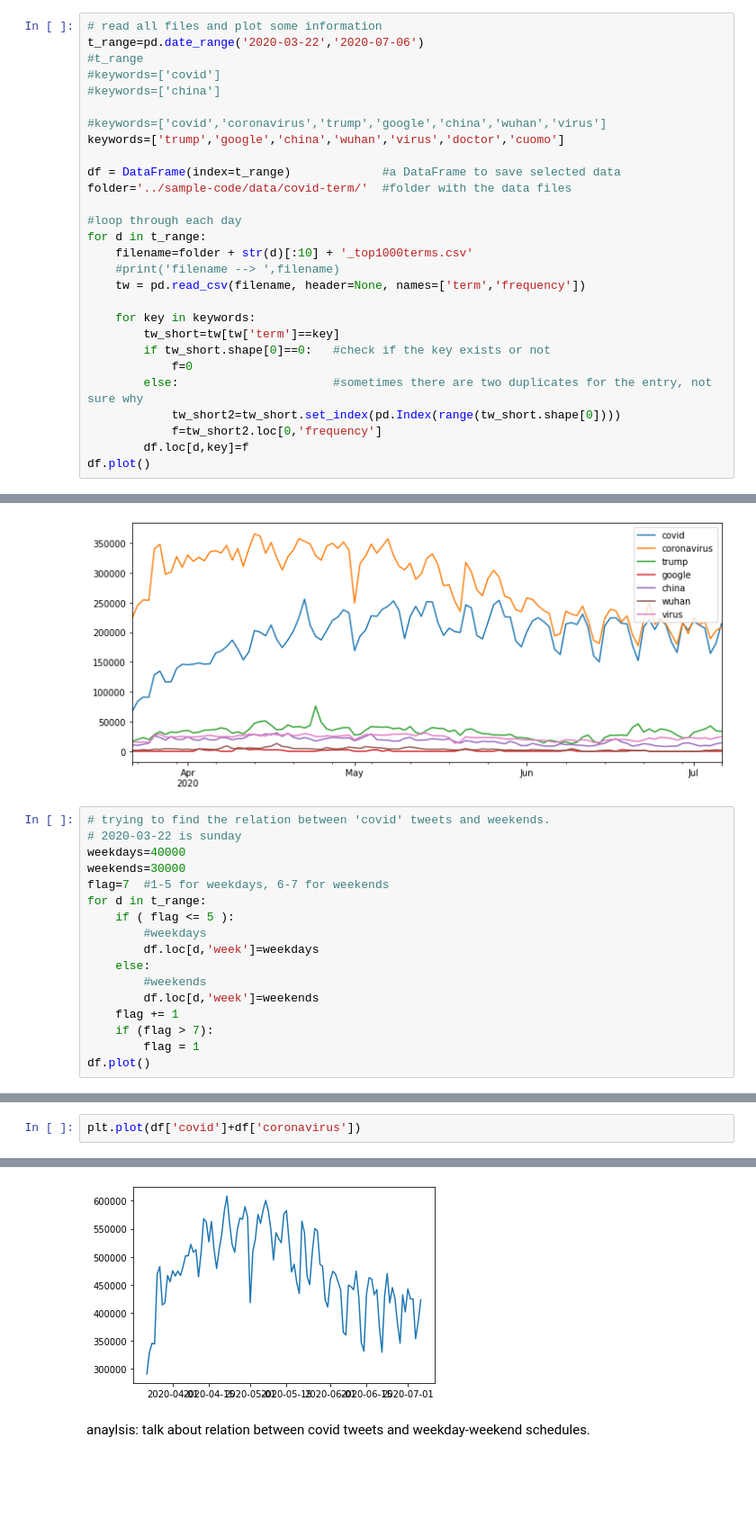
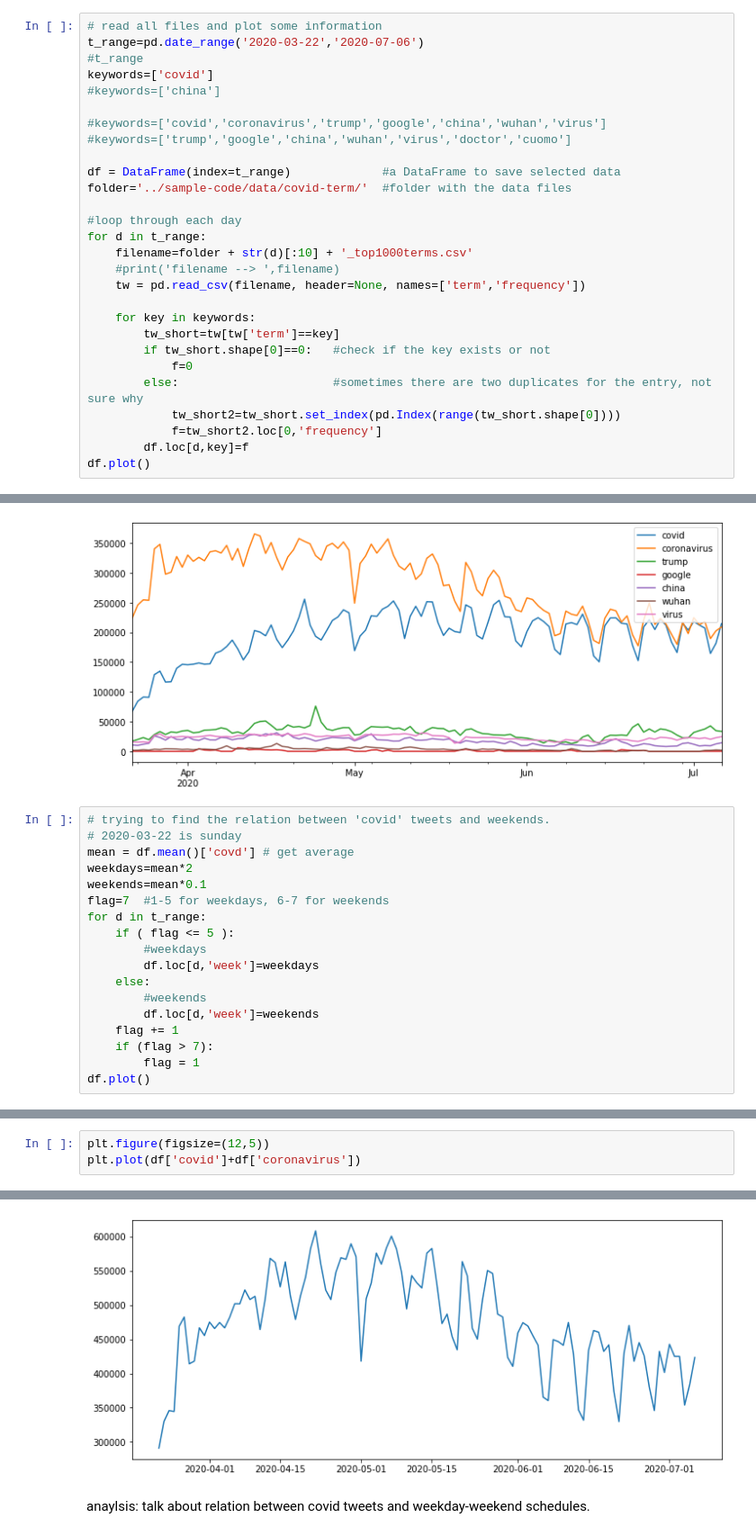
Before and after one commit to WeileiZeng/programming-camp, a Jupyter notebook: data-science/slides/s9-project.ipynb, the cells around one changed output, grey strips where cells are left out. Shown at 90% size. Cells and saved outputs as stored; diff of their text form; blank space fills up the shorter version.

```diff
--- a/data-science/slides/s9-project.ipynb
+++ b/data-science/slides/s9-project.ipynb
@@ -44,11 +44,11 @@ b=
 # read all files and plot some information
 t_range=pd.date_range('2020-03-22','2020-07-06')
 #t_range
-#keywords=['covid']
+keywords=['covid']
 #keywords=['china']
 
 #keywords=['covid','coronavirus','trump','google','china','wuhan','virus']
-keywords=['trump','google','china','wuhan','virus','doctor','cuomo']
+#keywords=['trump','google','china','wuhan','virus','doctor','cuomo']
 
 df = DataFrame(index=t_range)             #a DataFrame to save selected data
 folder='../sample-code/data/covid-term/'  #folder with the data files
@@ -109,8 +109,9 @@ df=term_plot(keywords)
 # %%
 # trying to find the relation between 'covid' tweets and weekends.
 # 2020-03-22 is sunday
-weekdays=40000
-weekends=30000
+mean = df.mean()['covd'] # get average
+weekdays=mean*2
+weekends=mean*0.1
 flag=7  #1-5 for weekdays, 6-7 for weekends
 for d in t_range:
     if ( flag <= 5 ):
@@ -129,8 +130,9 @@ df.plot()
 # %%
+plt.figure(figsize=(12,5))
 plt.plot(df['covid']+df['coronavirus'])
 # %% [output]
 [<matplotlib.lines.Line2D at 0x...>]
-[figure, old version]
+[figure, new version]
 # %% [markdown]
 anaylsis: talk about relation between covid tweets and weekday-weekend schedules.
 # %% [markdown]
```
Also changed, not shown: parts of 5 cells of this notebook, 9 other files.
